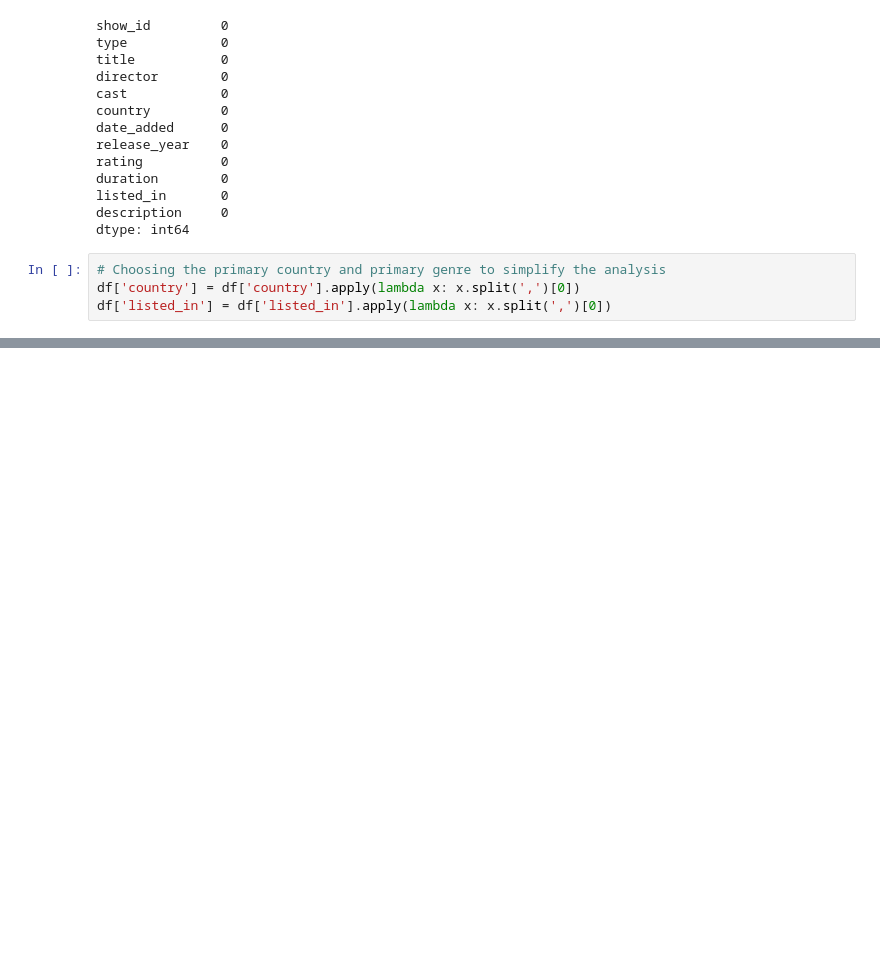
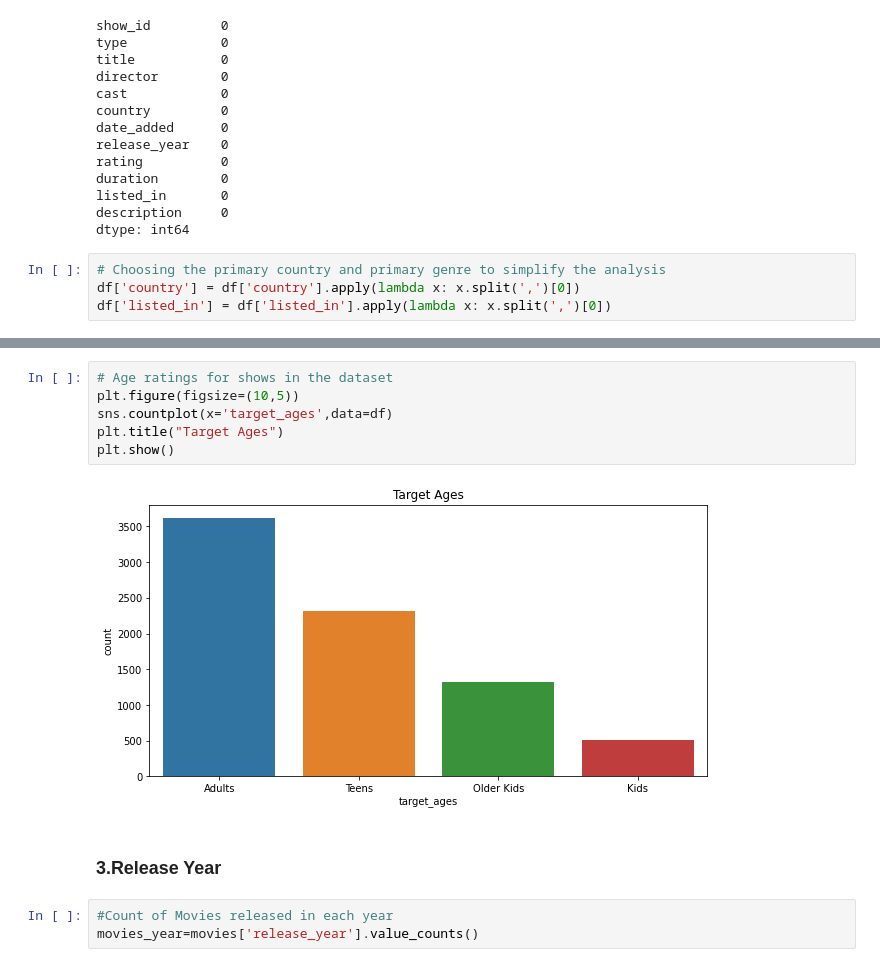
Before and after one commit to Dany511/Netflix_Movies_and_TvShows_Clustering, a Jupyter notebook: Capstone_4.ipynb, the cells around one changed output, grey strips where cells are left out. Drawn from its saved outputs; the diff is of its cells as text; blank space fills up the shorter version.

```diff
--- a/Capstone_4.ipynb
+++ b/Capstone_4.ipynb
@@ -218,0 +312,13 @@ df['listed_in'] = df['listed_in'].apply(lambda x: x.split(',')[0])
+# %%
+# Age ratings for shows in the dataset
+plt.figure(figsize=(10,5))
+sns.countplot(x='target_ages',data=df)
+plt.title("Target Ages")
+plt.show()
+# %% [output]
+[figure, added]
+# %% [markdown]
+### **3.Release Year**
+# %%
+#Count of Movies released in each year
+movies_year=movies['release_year'].value_counts()
```
Also changed, not shown: parts of 23 cells of this notebook.
